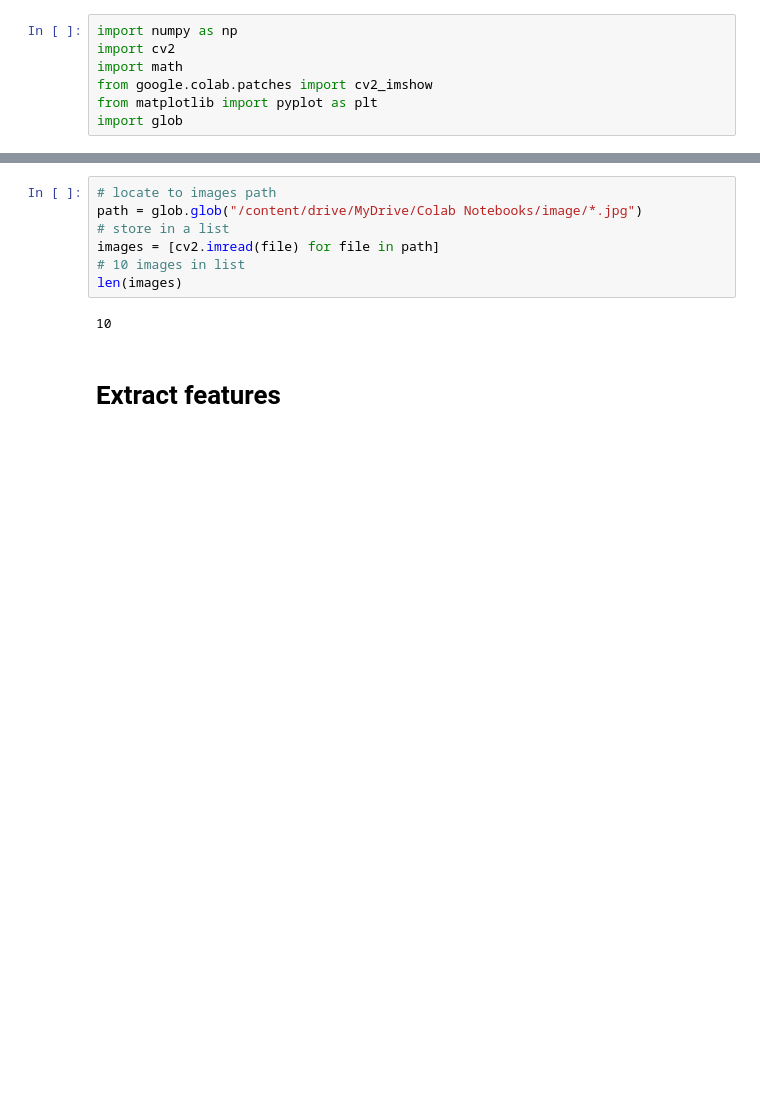
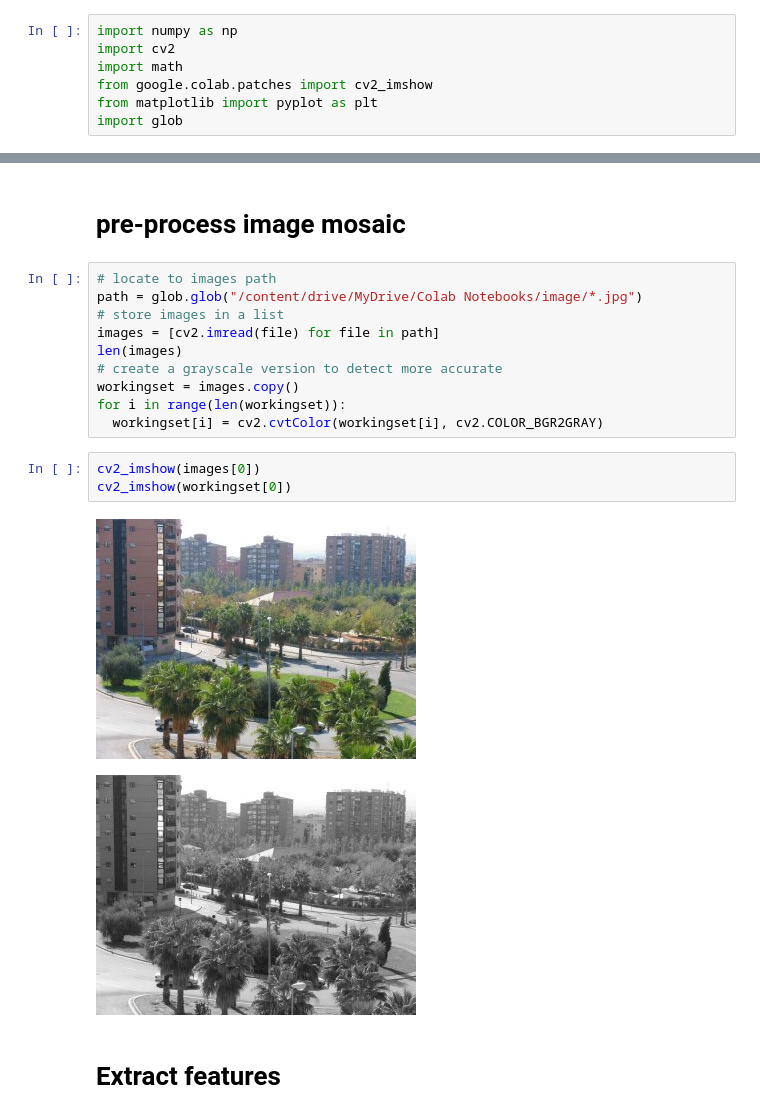
Before and after one commit to RoseSarlake/Computer-Vision, a Jupyter notebook: final.ipynb, the cells around one changed output, grey strips where cells are left out. Saved outputs shown, nothing was run; the diff lists cells and outputs as text; blank space fills up the shorter version.

```diff
--- a/final.ipynb
+++ b/final.ipynb
@@ -17,11 +99,20 @@ Read the image mosaic in a list
+# %% [markdown]
+# pre-process image mosaic
 # %%
 # locate to images path
 path = glob.glob("/content/drive/MyDrive/Colab Notebooks/image/*.jpg")
-# store in a list
+# store images in a list
 images = [cv2.imread(file) for file in path]
-# 10 images in list
 len(images)
+# create a grayscale version to detect more accurate
+workingset = images.copy()
+for i in range(len(workingset)):
+  workingset[i] = cv2.cvtColor(workingset[i], cv2.COLOR_BGR2GRAY)
-# %% [output]
-10
+# %%
+cv2_imshow(images[0])
+cv2_imshow(workingset[0])
+# %% [output]
+[figure, added]
+[figure, added]
 # %% [markdown]
 # Extract features
```
Also changed, not shown: parts of 25 cells of this notebook.
